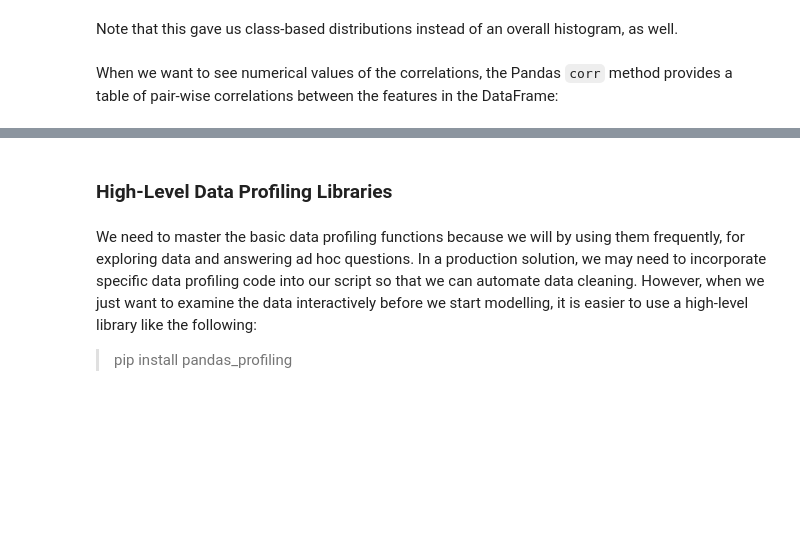
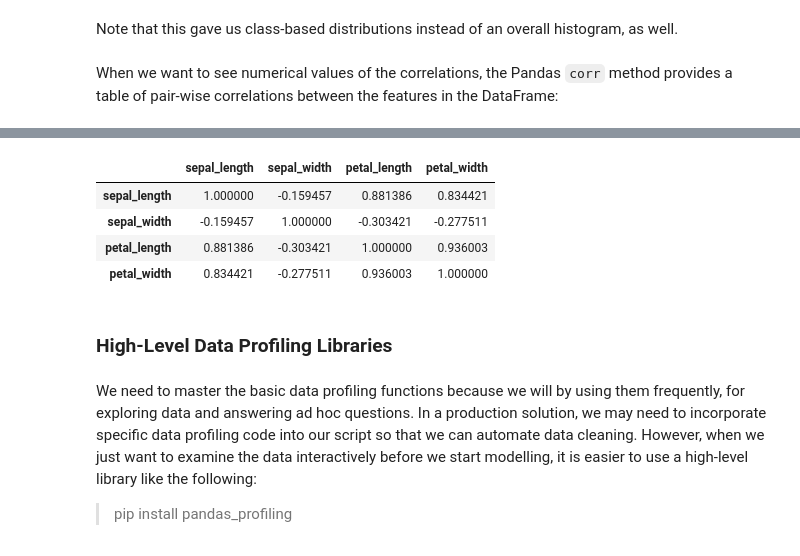
Before and after one commit to Peter-L20/Institute-of-Data, a Jupyter notebook: IOD_Labs/IOD_Lab 3.1.2.ipynb, the cells around one changed output, grey strips where cells are left out. Drawn from its saved outputs; the diff is of its cells as text; code cells hidden in the pictures; blank space fills up the shorter version.

```diff
--- a/IOD_Labs/IOD_Lab 3.1.2.ipynb
+++ b/IOD_Labs/IOD_Lab 3.1.2.ipynb
@@ -374,3 +393,11 @@ When we want to see numerical values of the correlations, the Pandas `corr` meth
+# %%
+iris_data.corr(method = 'spearman')
+# %% [output]
+|  | sepal_length | sepal_width | petal_length | petal_width |
+| sepal_length | 1.000000 | -0.159457 | 0.881386 | 0.834421 |
+| sepal_width | -0.159457 | 1.000000 | -0.303421 | -0.277511 |
+| petal_length | 0.881386 | -0.303421 | 1.000000 | 0.936003 |
+| petal_width | 0.834421 | -0.277511 | 0.936003 | 1.000000 |
 # %% [markdown]
 ### High-Level Data Profiling Libraries
 # %% [markdown]
```
Also changed, not shown: parts of 4 cells of this notebook.
